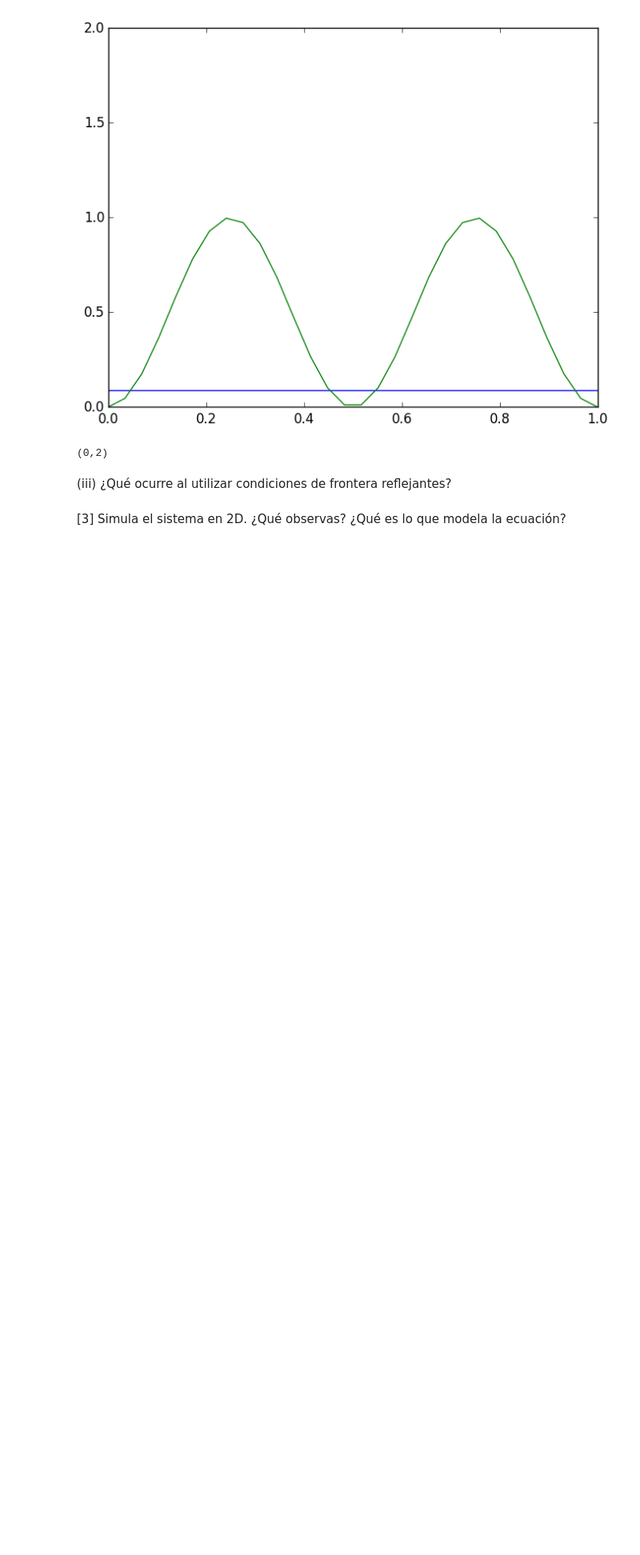
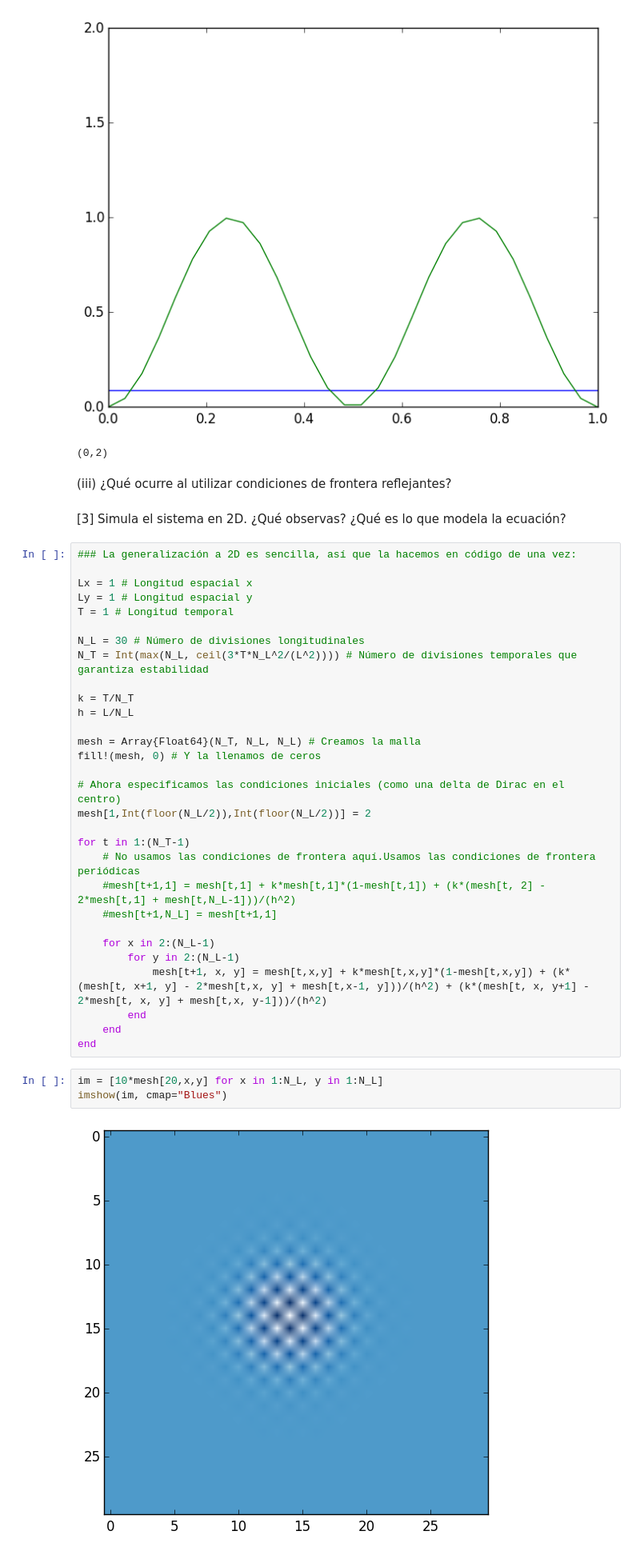
Before and after one commit to ivan-galinskiy/fisica_computacional, a Jupyter notebook: tareas/Tarea 08.ipynb, the cells around one changed output. Shown at 80% size. Cells and saved outputs as stored; diff of their text form; blank space fills up the shorter version.

```diff
--- a/tareas/Tarea 08.ipynb
+++ b/tareas/Tarea 08.ipynb
@@ -168,3 +168,38 @@ ylim(0, 2)
 (iii) ¿Qué ocurre al utilizar condiciones de frontera reflejantes?
 # %% [markdown]
 [3] Simula el sistema en 2D. ¿Qué observas? ¿Qué es lo que modela la ecuación?
+# %%
+### La generalización a 2D es sencilla, así que la hacemos en código de una vez:
+
+Lx = 1 # Longitud espacial x
+Ly = 1 # Longitud espacial y
+T = 1 # Longitud temporal
+
+N_L = 30 # Número de divisiones longitudinales
+N_T = Int(max(N_L, ceil(3*T*N_L^2/(L^2)))) # Número de divisiones temporales que garantiza estabilidad
+
+k = T/N_T
+h = L/N_L
+
+mesh = Array{Float64}(N_T, N_L, N_L) # Creamos la malla
+fill!(mesh, 0) # Y la llenamos de ceros
+
+# Ahora especificamos las condiciones iniciales (como una delta de Dirac en el centro)
+mesh[1,Int(floor(N_L/2)),Int(floor(N_L/2))] = 2
+
+for t in 1:(N_T-1)
+    # No usamos las condiciones de frontera aquí.Usamos las condiciones de frontera periódicas
+    #mesh[t+1,1] = mesh[t,1] + k*mesh[t,1]*(1-mesh[t,1]) + (k*(mesh[t, 2] - 2*mesh[t,1] + mesh[t,N_L-1]))/(h^2)
+    #mesh[t+1,N_L] = mesh[t+1,1]
+
+    for x in 2:(N_L-1)
+        for y in 2:(N_L-1)
+            mesh[t+1, x, y] = mesh[t,x,y] + k*mesh[t,x,y]*(1-mesh[t,x,y]) + (k*(mesh[t, x+1, y] - 2*mesh[t,x, y] + mesh[t,x-1, y]))/(h^2) + (k*(mesh[t, x, y+1] - 2*mesh[t, x, y] + mesh[t,x, y-1]))/(h^2)
+        end
+    end
+end
+# %%
+im = [10*mesh[20,x,y] for x in 1:N_L, y in 1:N_L]
+imshow(im, cmap="Blues")
+# %% [output]
+[figure, added]
```
Also changed, not shown: parts of 2 cells of this notebook.
